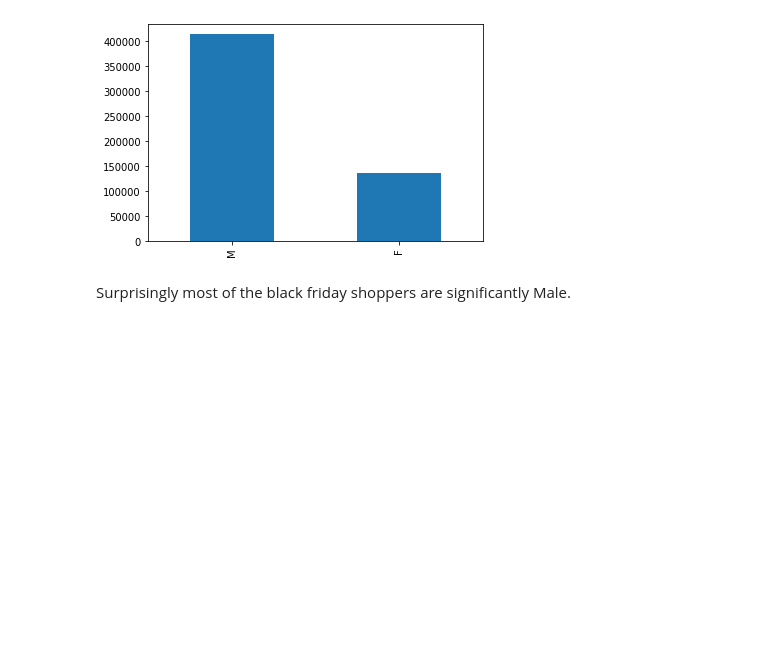
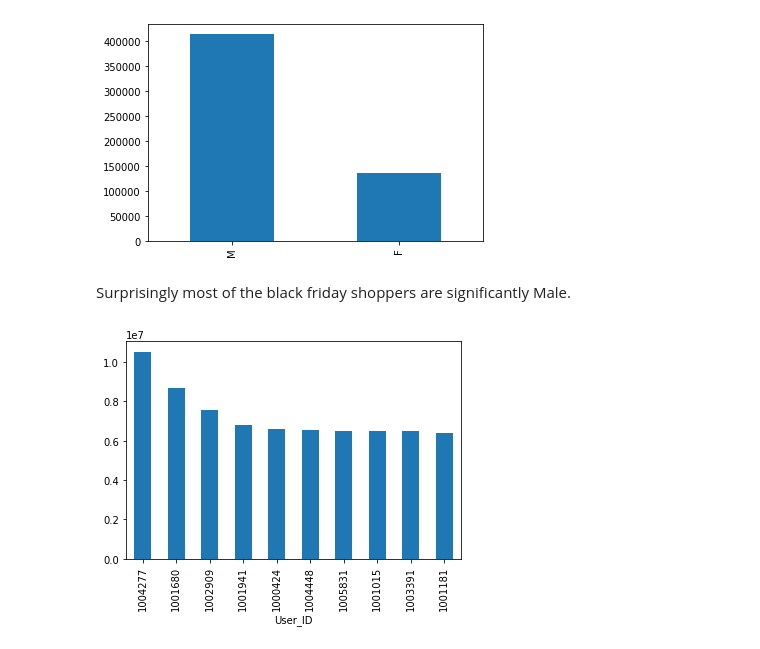
Before and after one commit to pk2971/EDA-Black-Friday-Shoppers, a Jupyter notebook: EDA_Black_Friday.ipynb, the cells around one changed output. Cells and saved outputs as stored; diff of their text form; code cells hidden in the pictures; blank space fills up the shorter version.

```diff
--- a/EDA_Black_Friday.ipynb
+++ b/EDA_Black_Friday.ipynb
@@ -32,3 +30,6 @@ df.head(20)
+# %%
+df=df.fillna(0)
+#Only two columns have null values and we filled them with 0
 # %% [markdown]
 **We try to visualize the number of the gender of the shoppers**
 # %%
@@ -38,3 +39,7 @@ df['Gender'].value_counts().plot(kind='bar')
 [figure]
 # %% [markdown]
 Surprisingly most of the black friday shoppers are significantly Male.
+# %%
+df_mostSpent=df.groupby('User_ID')['Purchase'].sum().nlargest(10).plot(kind='bar')
+# %% [output]
+[figure, added]
```
Also changed, not shown: parts of 6 cells of this notebook.
